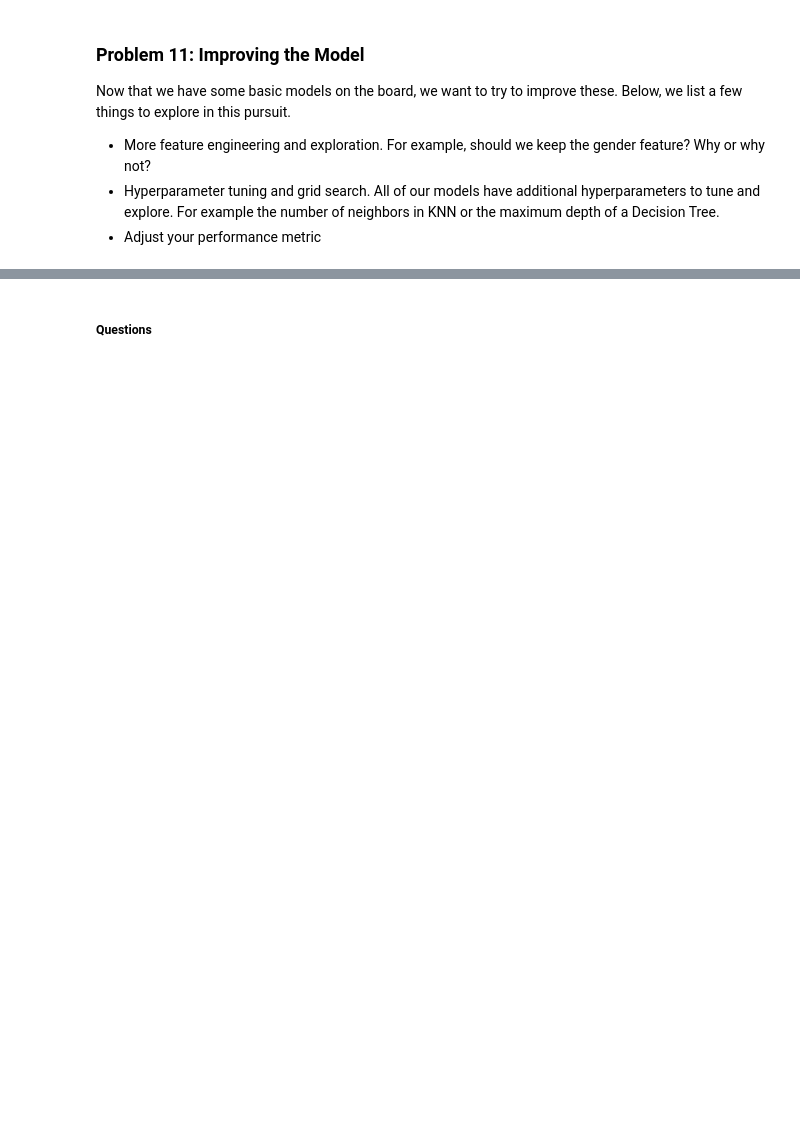
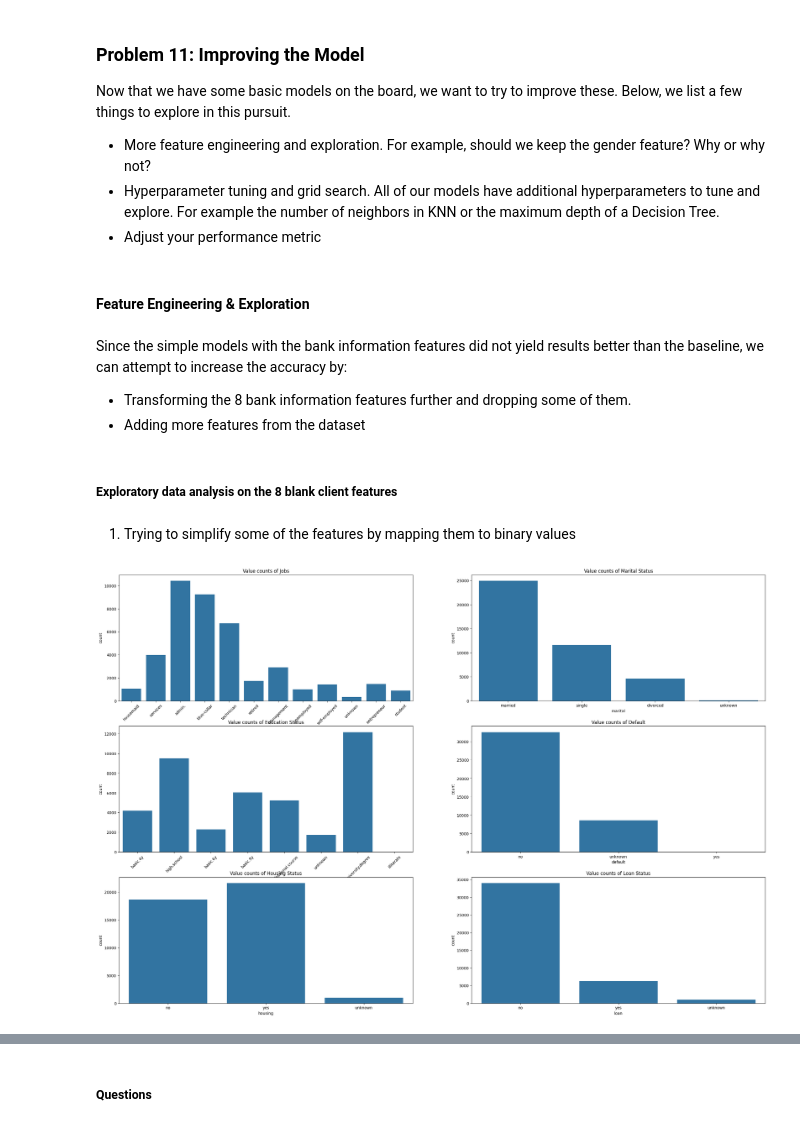
Before and after one commit to girishnath/machinelearning, a Jupyter notebook: comparing-classifiers/comparing-classifiers.ipynb, the cells around one changed output, grey strips where cells are left out. Drawn from its saved outputs; the diff is of its cells as text; code cells hidden in the pictures; blank space fills up the shorter version.

```diff
--- a/comparing-classifiers/comparing-classifiers.ipynb
+++ b/comparing-classifiers/comparing-classifiers.ipynb
@@ -140,3 +289,70 @@ Now that we have some basic models on the board, we want to try to improve these
 - More feature engineering and exploration.  For example, should we keep the gender feature?  Why or why not?
 - Hyperparameter tuning and grid search.  All of our models have additional hyperparameters to tune and explore.  For example the number of neighbors in KNN or the maximum depth of a Decision Tree.
 - Adjust your performance metric
+# %% [markdown]
+#### Feature Engineering & Exploration
+# %% [markdown]
+Since the simple models with the bank information features did not yield results better than the baseline, we can attempt to increase the accuracy by:
+* Transforming the 8 bank information features further and dropping some of them.
+* Adding more features from the dataset
+# %% [markdown]
+##### Exploratory data analysis on the 8 blank client features
+# %% [markdown]
+1. Trying to simplify some of the features by mapping them to binary values
+# %%
+eda_df = df
+
+fig, axes = plt.subplots(3, 2, figsize=(30, 20))
+
+sns.countplot(data=eda_df, x='job', ax=axes[0, 0])
+axes[0, 0].set_title('Value counts of Jobs')
+axes[0, 0].tick_params(axis='x', rotation=45)
+
+
+#Map job to is_employed column
+eda_df['is_employed'] = eda_df['job'].map({'admin.':1,
+                                'blue-collar': 1,
+                                'technician': 1,
+                                'services': 1,
+                                'management': 1,
+                                'retired': 0,
+                                'entrepreneur': 1,
+                                'self-employed': 1,
+                                'housemaid': 1,
+                                'unemployed': 0,
+                                'student': 0,
+                                'unknown': 0})
+
+sns.countplot(data=eda_df, x='marital', ax=axes[0, 1])
+axes[0,1].set_title('Value counts of Marital Status')
+
+#Map marital to is_married column
+eda_df['is_married'] = eda_df['marital'].map({'divorced': 0,
+                                      'married': 1,
+                                      'single': 0,
+                                      'unknown': 0})
+
+sns.countplot(data=eda_df, x='education', ax=axes[1, 0])
+axes[1, 0].tick_params(axis='x', rotation=45)
+axes[1,0].set_title('Value counts of Education Status')
+#Let's try dropping the education column
+
+sns.countplot(data=eda_df, x='default', ax=axes[1, 1])
+axes[1, 1].set_title('Value counts of Default')
+#There are only a large number of unknowns and only 3 yes's. Let's drop this column
+
+sns.countplot(data=eda_df, x='housing', ax=axes[2, 0])
+axes[2,0].set_title('Value counts of Housing Status')
+eda_df['housing'] = eda_df['housing'].map({'no': 0,
+                                   'yes': 1,
+                                   'unknown': 0})
+
+sns.countplot(data=eda_df, x='loan', ax=axes[2, 1])
+axes[2,1].set_title('Value counts of Loan Status')
+eda_df['loan'] = eda_df['loan'].map({'no': 0,
+                             'yes': 1,
+                             'unknown': 0})
+
+plt.show()
+# %% [output]
+[figure, added]
```
Also changed, not shown: parts of 41 cells of this notebook.
